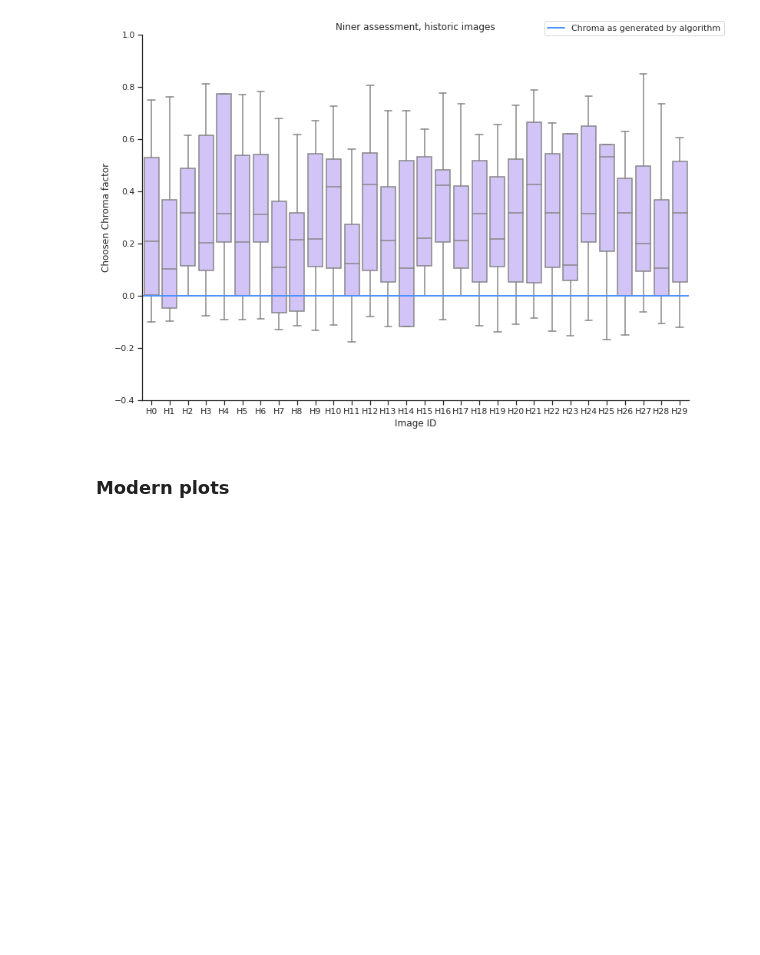
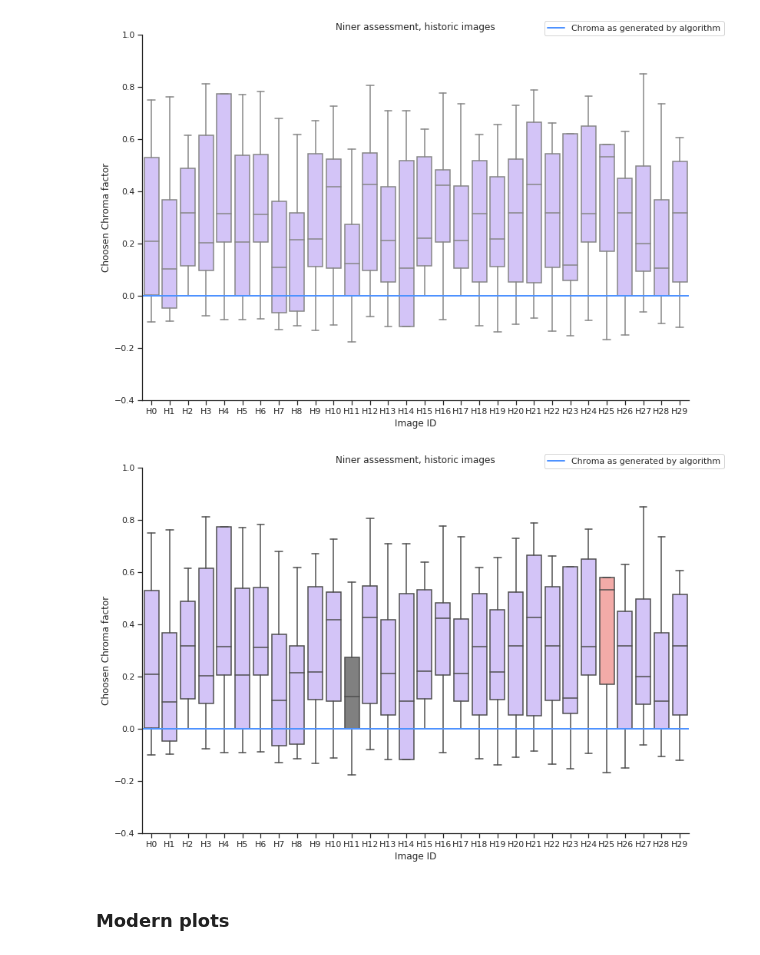
Before and after one commit to Thrrym/PerceptionAndImageQuality, a Jupyter notebook: analysis/niner.ipynb, the cells around one changed output. Drawn from its saved outputs; the diff is of its cells as text; code cells hidden in the pictures; blank space fills up the shorter version.

Commit message:
Plots with highlighted images.

```diff
--- a/analysis/niner.ipynb
+++ b/analysis/niner.ipynb
@@ -165,6 +165,33 @@ sns.despine()
 g.savefig("niner_historic.png", dpi=400)
 # %% [output]
 [figure]
+# %%
+sns_palette_historic_custom = ["m"] * 30
+sns_palette_historic_custom[11] = "gray"
+sns_palette_historic_custom[25] = "r"
+
+g = sns.catplot(
+    x='id',
+    y='normalise',
+    data=df[df["type"] == "H"],
+    kind='box',
+    ci='sd',
+    palette=sns_palette_historic_custom
+)
+set_hline(g.axes[0][0])
+g.fig.set_size_inches(sns_plot_size)
+g.set(ylim = sns_ylim)
+
+g.figure.legend()
+
+g.set_axis_labels("Image ID", "Choosen Chroma factor")
+g.set(title="Niner assessment, historic images")
+
+sns.despine()
+
+g.savefig("niner_historic_highlight.png", dpi=400)
+# %% [output]
+[figure, added]
 # %% [markdown]
 ### Modern plots
 # %%
```
Also changed, not shown: parts of 1 cell of this notebook.
